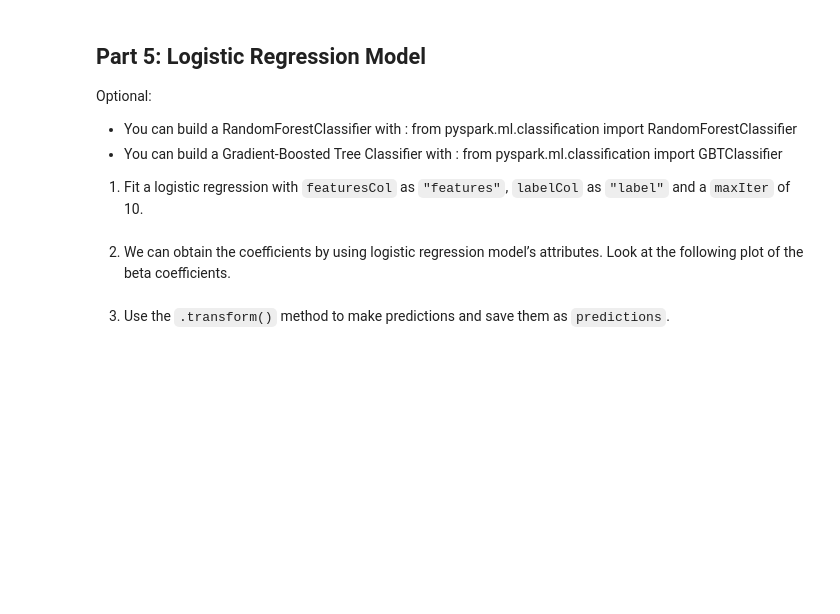
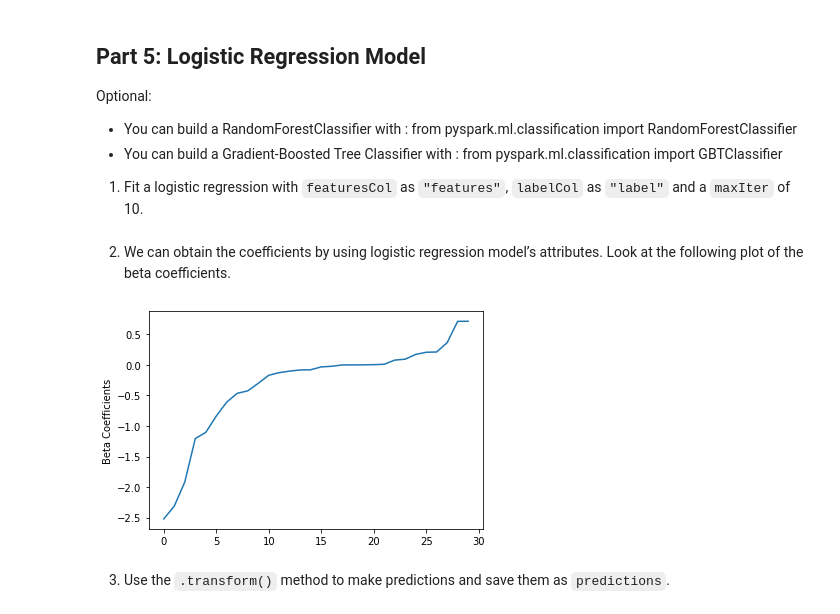
Before and after one commit to ArsalanLodhiCA/ML, a Jupyter notebook: assignments/week-05-big-data/nb/subscription-prediction.ipynb, the cells around one changed output. Drawn from its saved outputs; the diff is of its cells as text; code cells hidden in the pictures; blank space fills up the shorter version.

```diff
--- a/assignments/week-05-big-data/nb/subscription-prediction.ipynb
+++ b/assignments/week-05-big-data/nb/subscription-prediction.ipynb
@@ -252,5 +515,5 @@ pipelineModel = # [YOUR CODE HERE]
 # %% [markdown]
 2. Transform `pipelineModel` on `df` and assign this to variable `transformed_df`.
 # %%
-transformed_df = None # [YOUR CODE HERE]
+transformed_df = pipelineModel.transform(df)
 transformed_df.printSchema()
@@ -260,5 +541,8 @@ From the transformation, we'd like to take the `label` and `features` columns as
 3. Use the `.select()` method to pull these columns from the `transformed_df` and reassign the resulting DataFrame to `sdf`.
 # %%
 selectedCols = ['label', 'features'] + sdf.columns
-sdf = None # [YOUR CODE HERE]
+
+sdf = transformed_df.select(*selectedCols)
+
+
 sdf.printSchema()
@@ -277,2 +600,5 @@ train, test = None # [YOUR CODE HERE]
+# %%
+# train, test = None # [YOUR CODE HERE]
+train_sdf, test_sdf = sdf.randomSplit([0.7, 0.3], seed=123)
 # %% [markdown]
 6. What are the sizes of the training and test sets?
@@ -293,11 +623,23 @@ from pyspark.ml.classification import LogisticRegression
+# %%
+from pyspark.ml.classification import LogisticRegression
+
+# [YOUR CODE HERE]
+
+# Create an instance of the LogisticRegression class
+logisticRegression = LogisticRegression(featuresCol="features", labelCol="label", maxIter=10)
+
+# Fit the model to your data
+model = logisticRegression.fit(train_sdf)
 # %% [markdown]
 2. We can obtain the coefficients by using logistic regression model’s attributes. Look at the following plot of the beta coefficients.
 # %%
 import matplotlib.pyplot as plt
 import numpy as np
-beta = np.sort(lrModel.coefficients)
+beta = np.sort(model.coefficients)
 plt.plot(beta)
 plt.ylabel('Beta Coefficients')
 plt.show()
+# %% [output]
+[figure, added]
 # %% [markdown]
 3. Use the `.transform()` method to make predictions and save them as `predictions`.
```
Also changed, not shown: parts of 47 cells of this notebook.
